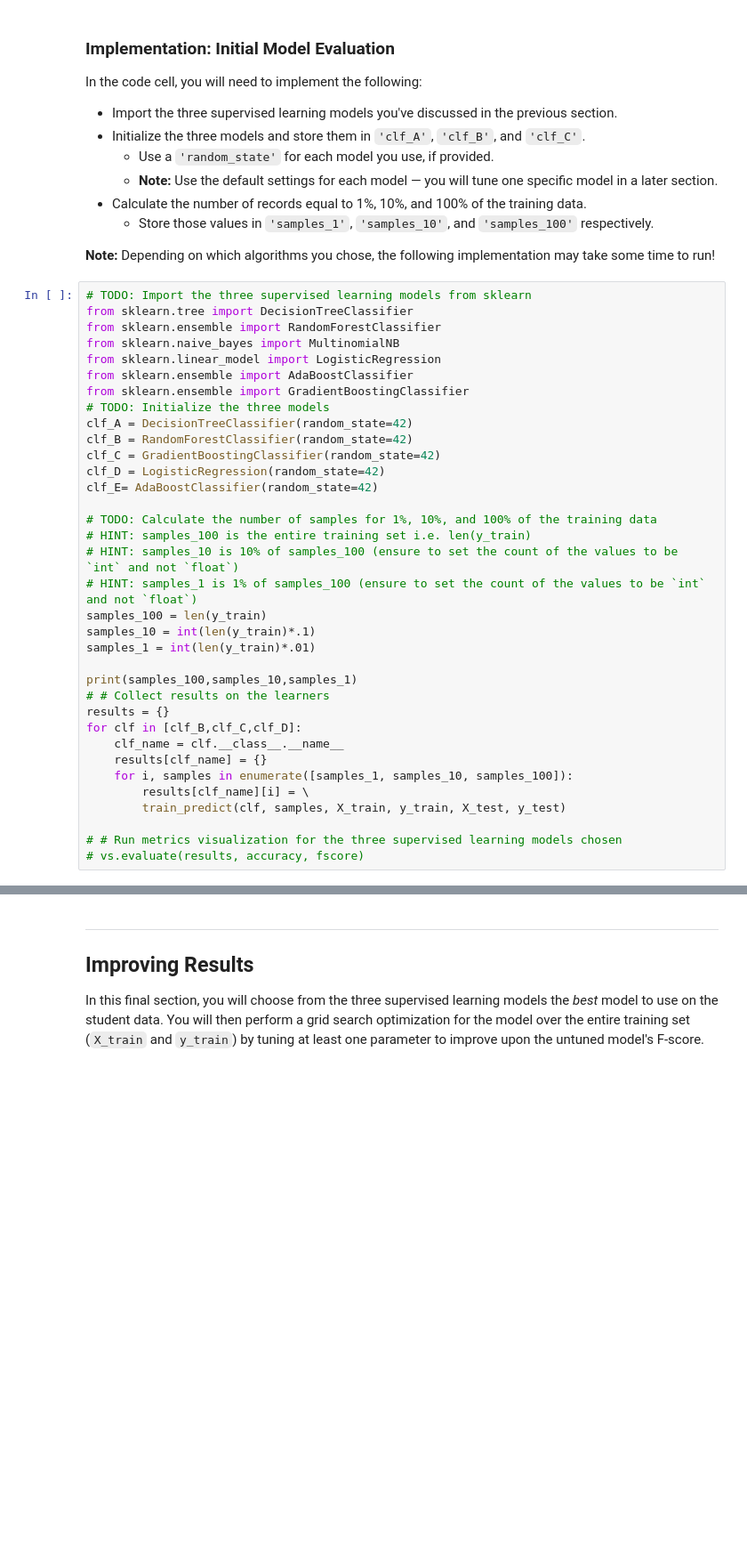
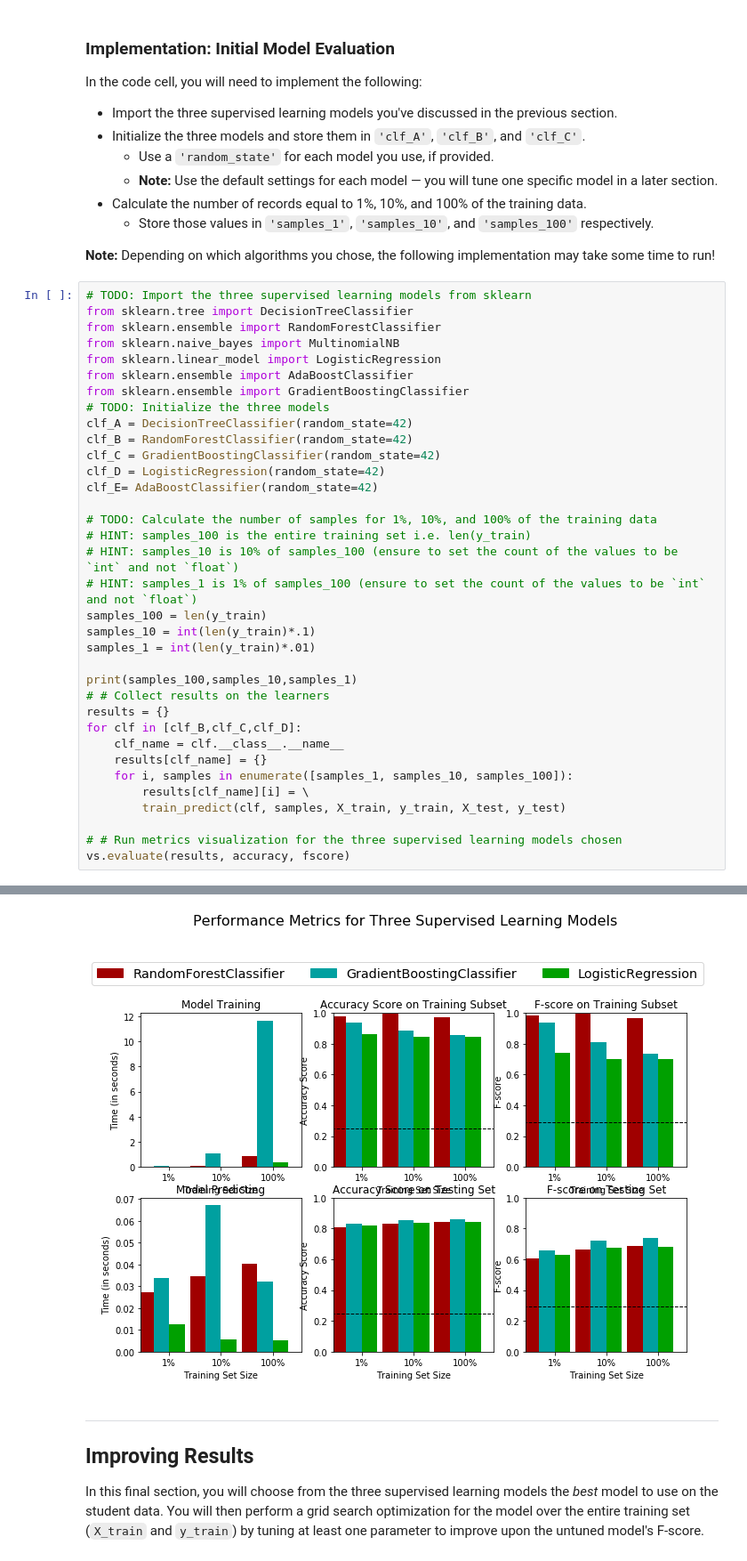
Before and after one commit to proteinfinder/Finding-donors, a Jupyter notebook: finding_donors.ipynb, the cells around one changed output, grey strips where cells are left out. Shown: that part at 89% size. Drawn from its saved outputs; the diff is of its cells as text; blank space fills up the shorter version.

```diff
--- a/finding_donors.ipynb
+++ b/finding_donors.ipynb
@@ -438,7 +448,7 @@ for clf in [clf_B,clf_C,clf_D]:
         train_predict(clf, samples, X_train, y_train, X_test, y_test)
 
 # # Run metrics visualization for the three supervised learning models chosen
-# vs.evaluate(results, accuracy, fscore)
+vs.evaluate(results, accuracy, fscore)
 # %% [output]
 36177 3617 361
 RandomForestClassifier trained on 361 samples.
@@ -462,3 +472,4 @@ LogisticRegression trained on 36177 samples.
+[figure, added]
 # %% [markdown]
 ----
 ## Improving Results
```
Also changed, not shown: parts of 12 cells of this notebook, 1 other file.
